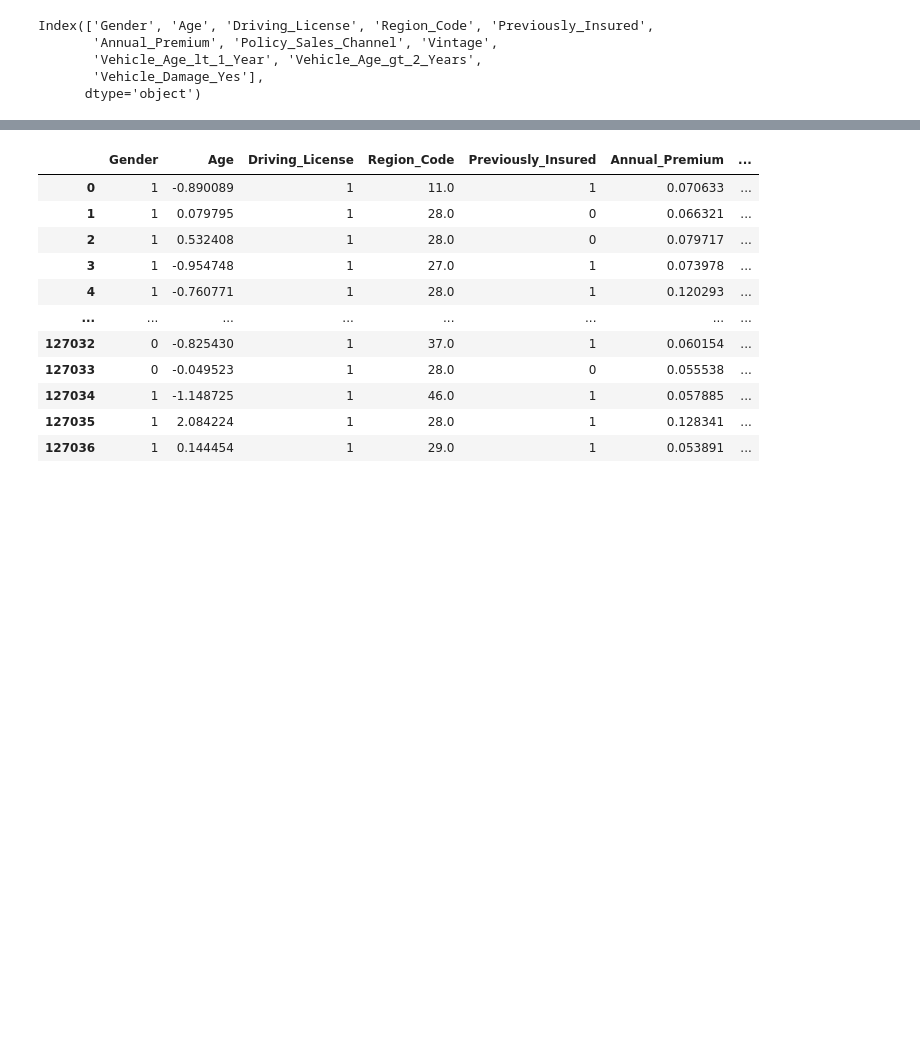
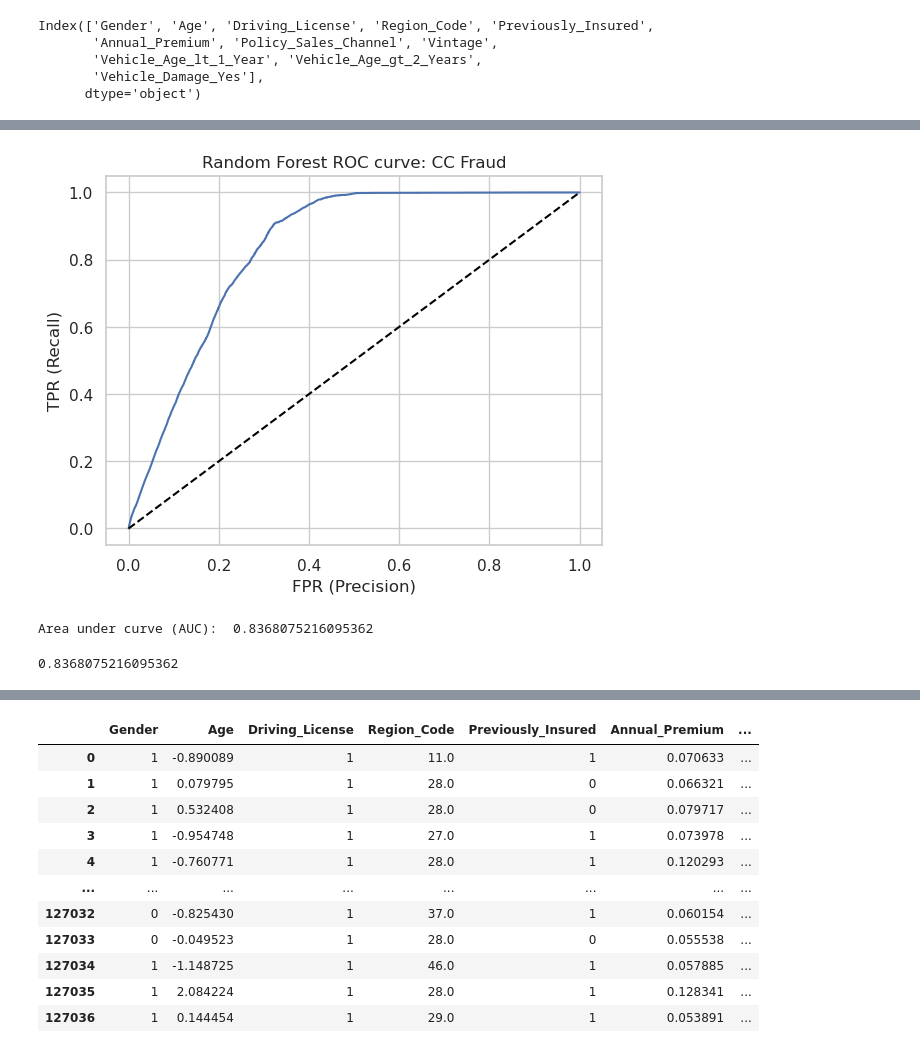
Before and after one commit to benvictoria17/Finance, a Jupyter notebook: Vehicle Insurance EDA and boosting models.ipynb, the cells around one changed output, grey strips where cells are left out. Cells and saved outputs as stored; diff of their text form; code cells hidden in the pictures; blank space fills up the shorter version.

```diff
--- a/Vehicle Insurance EDA and boosting models.ipynb
+++ b/Vehicle Insurance EDA and boosting models.ipynb
@@ -294,0 +285,11 @@ kf = KFold(n_splits=num_folds, random_state=random_state,shuffle=True)
+# %%
+random_search = {'criterion': ['entropy', 'gini'],
+               'max_depth': [2,3,4,5,6,7,10],
+               'min_samples_leaf': [4, 6, 8],
+               'min_samples_split': [5, 7,10],
+               'n_estimators': [300]}
+
+clf = RandomForestClassifier()
+model = RandomizedSearchCV(estimator = clf, param_distributions = random_search, n_iter = 10,
+                               cv = 4, verbose= 1, random_state= 101, n_jobs = -1)
+model.fit(x_train,y_train)
@@ -294,0 +323,19 @@ kf = KFold(n_splits=num_folds, random_state=random_state,shuffle=True)
+# %%
+y_score = model.predict_proba(x_test)[:,1]
+fpr, tpr, _ = roc_curve(y_test, y_score)
+
+title('Random Forest ROC curve: CC Fraud')
+xlabel('FPR (Precision)')
+ylabel('TPR (Recall)')
+
+plot(fpr,tpr)
+plot((0,1), ls='dashed',color='black')
+plt.show()
+print ('Area under curve (AUC): ', auc(fpr,tpr))
+# %% [output]
+[figure, added]
+Area under curve (AUC):  0.8368075216095362
+# %%
+roc_auc_score(y_test, y_score)
+# %% [output]
+0.8368075216095362
```
Also changed, not shown: parts of 31 cells of this notebook.
